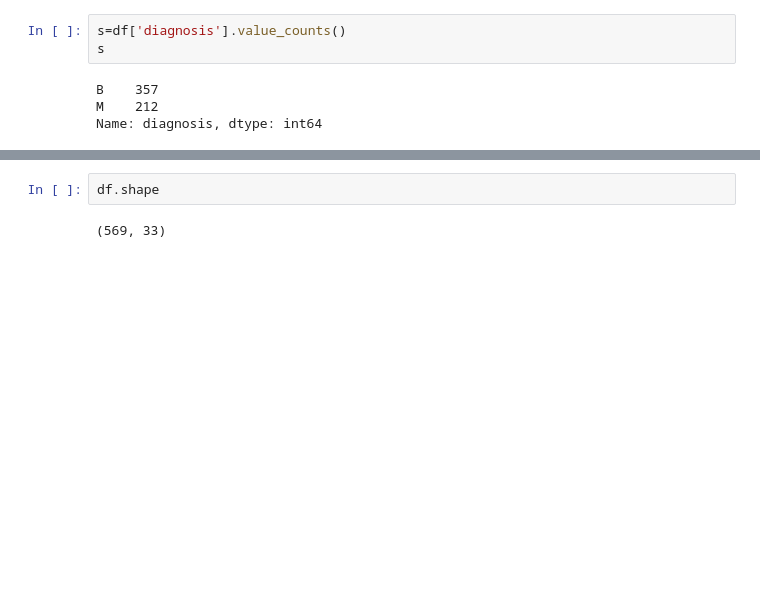
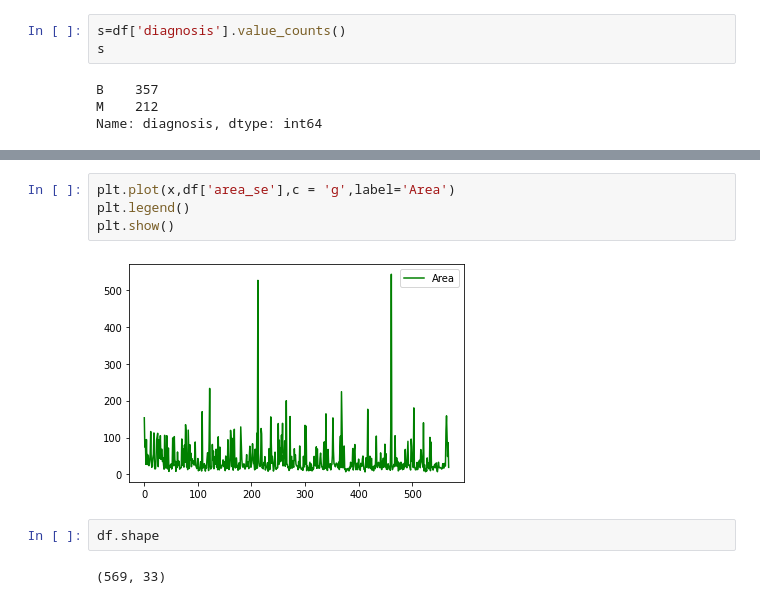
Before and after one commit to highderoy/Smartknower, a Jupyter notebook: BreastCancer_Minor_Project.ipynb, the cells around one changed output, grey strips where cells are left out. Drawn from its saved outputs; the diff is of its cells as text; blank space fills up the shorter version.

```diff
--- a/BreastCancer_Minor_Project.ipynb
+++ b/BreastCancer_Minor_Project.ipynb
@@ -71,3 +83,9 @@ height
+# %%
+plt.plot(x,df['area_se'],c = 'g',label='Area')
+plt.legend()
+plt.show()
+# %% [output]
+[figure, added]
 # %%
 df.shape
 # %% [output]
```
Also changed, not shown: parts of 4 cells of this notebook.
